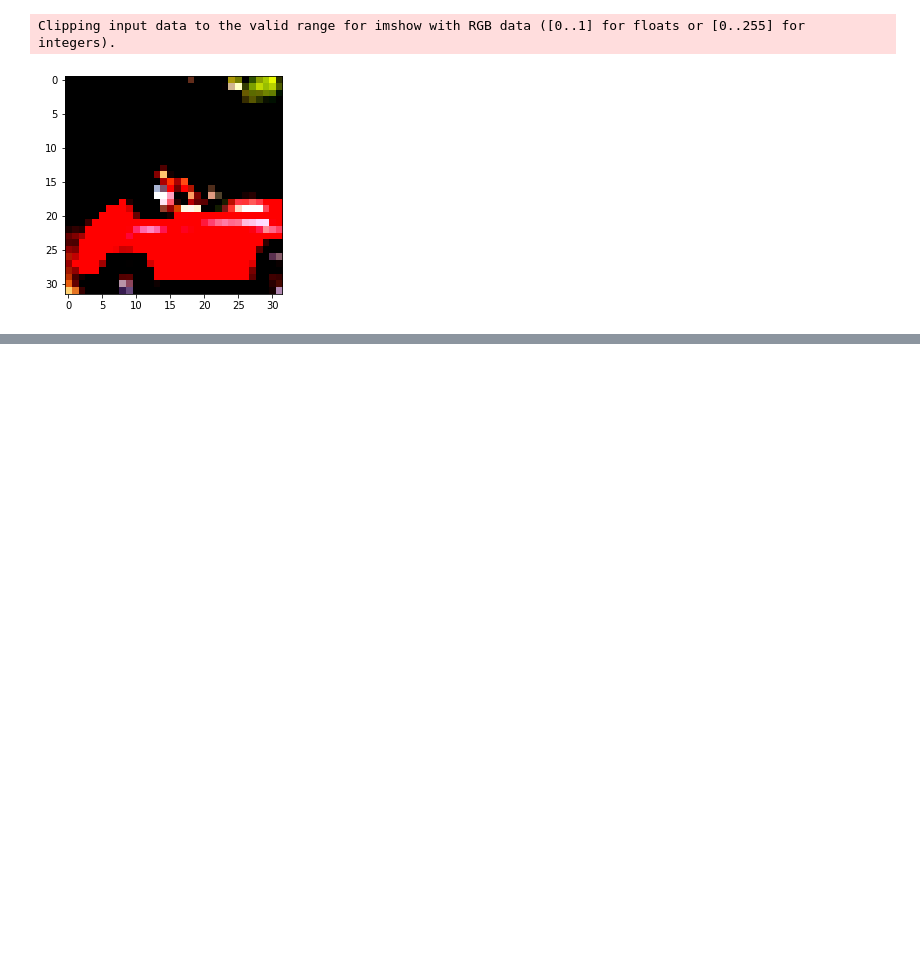
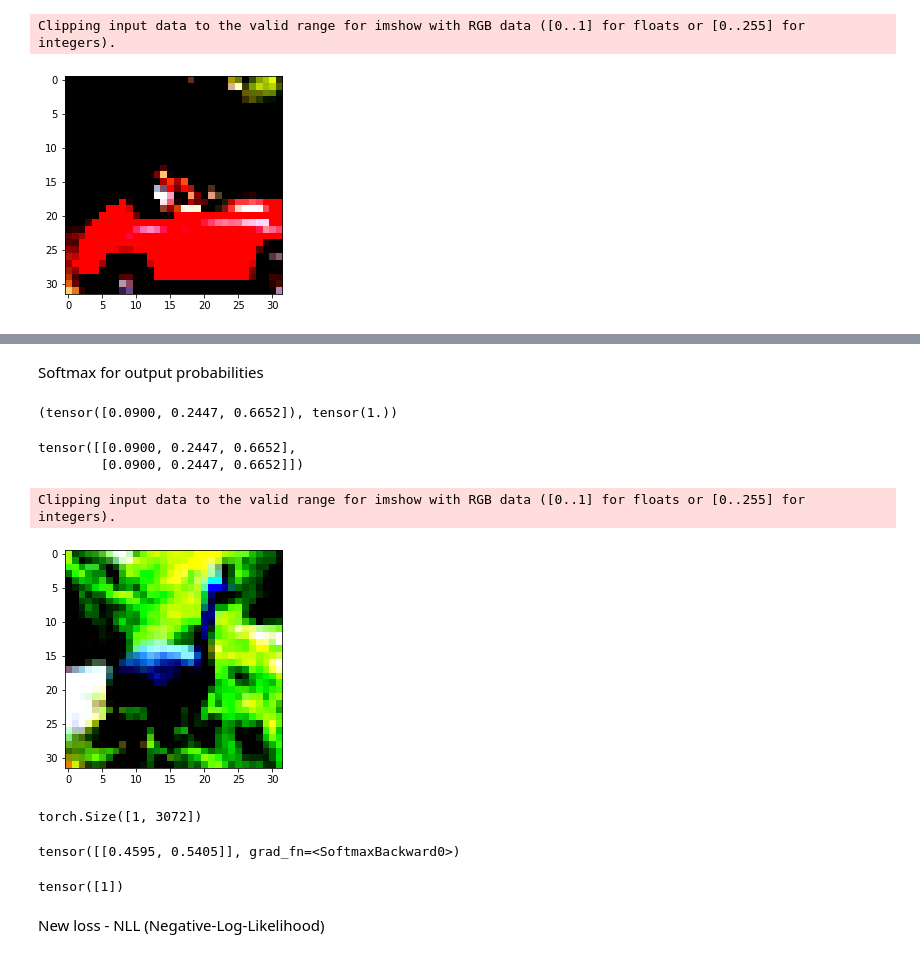
Before and after one commit to TayJen/PyTorch-Practice, a Jupyter notebook: DL_with_PyTorch-Eli_Stevens/Chapter_7-Learning-from-images.ipynb, the cells around one changed output, grey strips where cells are left out. Drawn from its saved outputs; the diff is of its cells as text; code cells hidden in the pictures; blank space fills up the shorter version.

```diff
--- a/DL_with_PyTorch-Eli_Stevens/Chapter_7-Learning-from-images.ipynb
+++ b/DL_with_PyTorch-Eli_Stevens/Chapter_7-Learning-from-images.ipynb
@@ -132,0 +144,11 @@ Clipping input data to the valid range for imshow with RGB data ([0..1] for floa
+# %%
+label_map = {0: 0, 2: 1}
+class_names = ['airplane', 'bird']
+
+cifar2 = [(img, label_map[label])
+          for img, label in transformed_cifar10
+          if label in (0, 2)]
+
+cifar2_val = [(img, label_map[label])
+              for img, label in transformed_cifar10_val
+              if label in (0, 2)]
@@ -132,0 +164,19 @@ Clipping input data to the valid range for imshow with RGB data ([0..1] for floa
+# %% [markdown]
+Softmax for output probabilities
+# %%
+def softmax(x):
+    return torch.exp(x) / torch.exp(x).sum()
+
+x = torch.tensor([1.0, 2.0, 3.0])
+softmax(x), softmax(x).sum()
+# %% [output]
+(tensor([0.0900, 0.2447, 0.6652]), tensor(1.))
+# %%
+softmax = nn.Softmax(dim=1)
+
+x = torch.tensor([[1.0, 2.0, 3.0],
+                  [1.0, 2.0, 3.0]])
+softmax(x)
+# %% [output]
+tensor([[0.0900, 0.2447, 0.6652],
+        [0.0900, 0.2447, 0.6652]])
@@ -132,0 +193,26 @@ Clipping input data to the valid range for imshow with RGB data ([0..1] for floa
+# %%
+img, _ = cifar2[0]
+
+plt.imshow(img.permute(1, 2, 0))
+plt.show()
+# %% [output]
+Clipping input data to the valid range for imshow with RGB data ([0..1] for floats or [0..255] for integers).
+[figure, added]
+# %%
+img_batch = img.view(-1).unsqueeze(0)
+img_batch.shape
+# %% [output]
+torch.Size([1, 3072])
+# %%
+out = model(img_batch)
+out
+# %% [output]
+tensor([[0.4595, 0.5405]], grad_fn=<SoftmaxBackward0>)
+# %%
+_, index = torch.max(out, dim=1)
+
+index
+# %% [output]
+tensor([1])
+# %% [markdown]
+New loss - NLL (Negative-Log-Likelihood)
```
Also changed, not shown: parts of 16 cells of this notebook.
